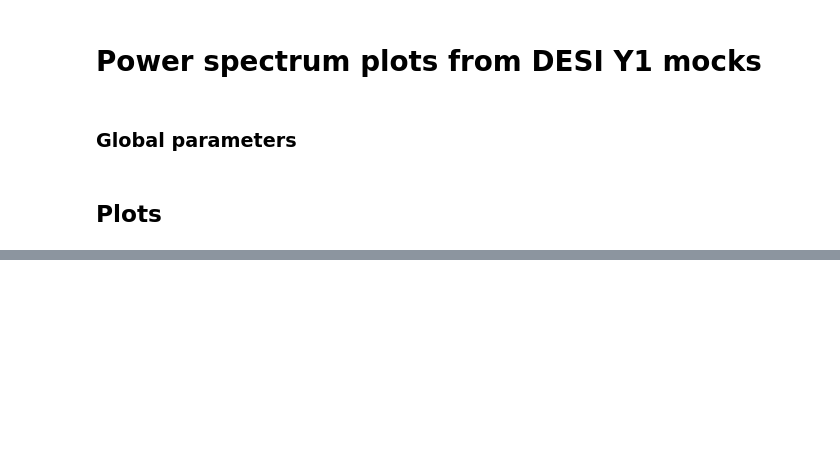
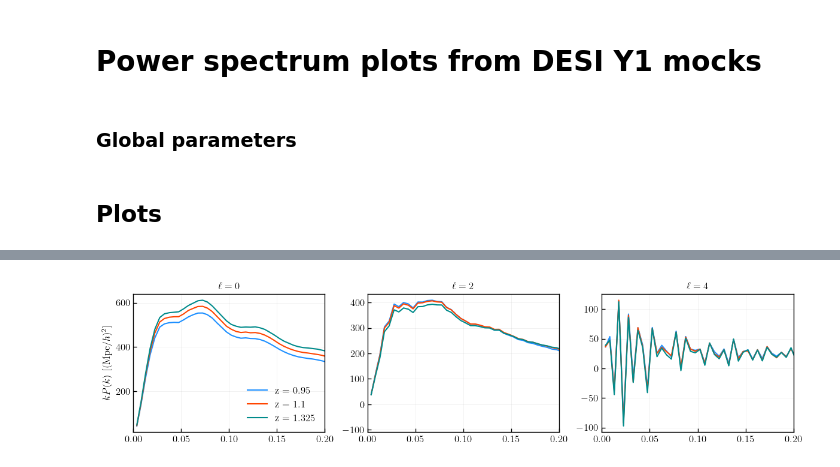
Before and after one commit to mathildepinon/desi-fiber-collisions, a Jupyter notebook: nb/power_plots.ipynb, the cells around one changed output, grey strips where cells are left out. Cells and saved outputs as stored; diff of their text form; code cells hidden in the pictures; blank space fills up the shorter version.

```diff
--- a/nb/power_plots.ipynb
+++ b/nb/power_plots.ipynb
@@ -119,0 +138,27 @@ plt.show()
+# %%
+fn = DESIFileName()
+fn.set_default_config(mocktype='SecondGenMocks/CubicBox', tracer='ELG', zrange=0.95)
+cubic_pk1 = load_poles_list([fn.get_path(realization=imock, los=los) for los in ('xyz') for imock in range(25)], rebin=5)
+
+fn = DESIFileName()
+fn.set_default_config(mocktype='SecondGenMocks/CubicBox', tracer='ELG', zrange=1.1)
+cubic_pk2 = load_poles_list([fn.get_path(realization=imock, los=los) for los in ('xyz') for imock in range(25)], rebin=5)
+
+fn = DESIFileName()
+fn.set_default_config(mocktype='SecondGenMocks/CubicBox', tracer='ELG', zrange=1.325)
+cubic_pk3 = load_poles_list([fn.get_path(realization=imock, los=los) for los in ('xyz') for imock in range(25)], rebin=5)
+
+fig, axes = plt.subplots(1, 3, figsize=(12, 3), sharey=False)
+
+for ill, ell in enumerate(ells):
+    axes[ill].plot(cubic_pk1['k'][ill], cubic_pk1['k'][ill] * cubic_pk1['data'][ill], color='C0', label=r'z = 0.95')
+    axes[ill].plot(cubic_pk2['k'][ill], cubic_pk2['k'][ill] * cubic_pk2['data'][ill], color='C1'.format(ill), label=r'z = 1.1')
+    axes[ill].plot(cubic_pk3['k'][ill], cubic_pk3['k'][ill] * cubic_pk3['data'][ill], color='C2'.format(ill), label=r'z = 1.325')
+    axes[ill].set_title(r'$\ell={}$'.format(ell))
+    axes[ill].set_xlim((0, 0.2))
+
+axes[0].set_ylabel(r'$k P(k)$ [$(\mathrm{Mpc}/h)^{2}$]')
+axes[0].legend()
+plt.show()
+# %% [output]
+[figure, added]
```
Also changed, not shown: parts of 10 cells of this notebook, 5 other files.
